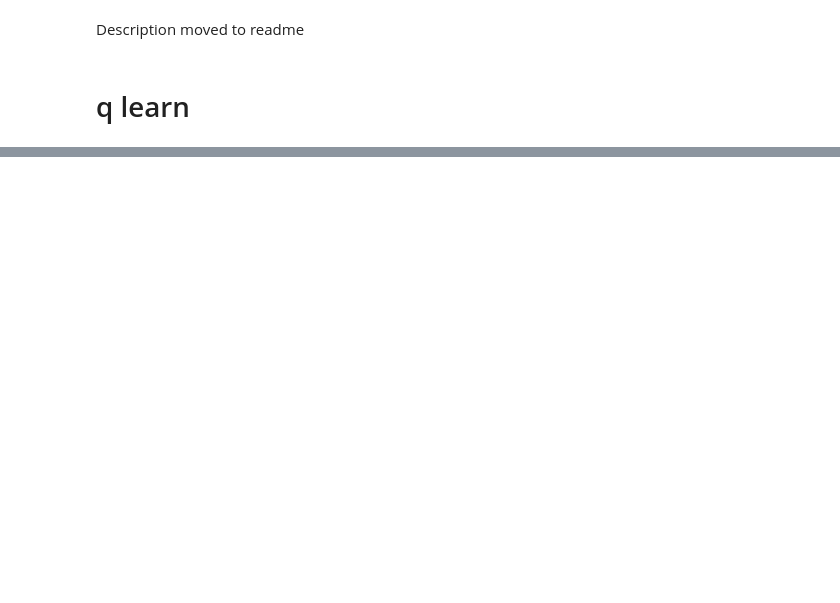
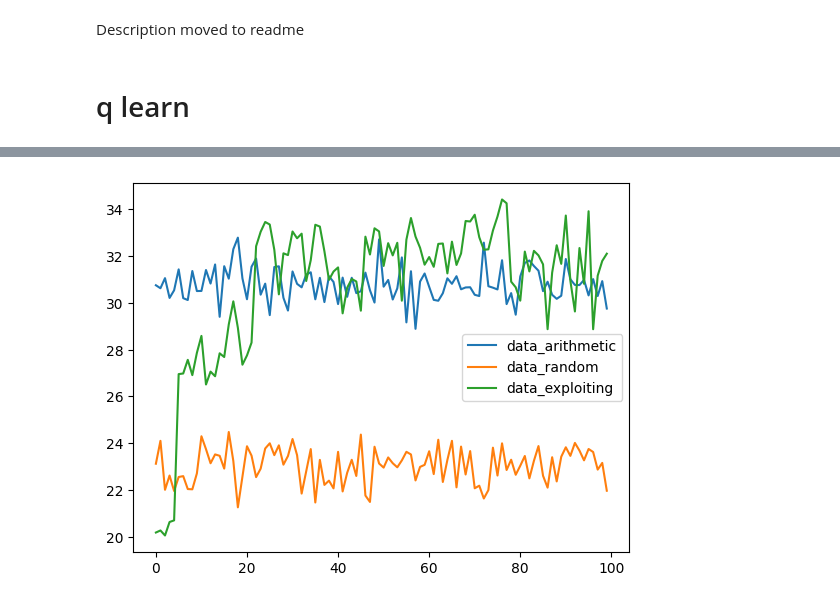
Before and after one commit to Lenguist/insight-game-ai, a Jupyter notebook: simple_sim_united.ipynb, the cells around one changed output, grey strips where cells are left out. Drawn from its saved outputs; the diff is of its cells as text; code cells hidden in the pictures; blank space fills up the shorter version.

Commit message:
graphs Q-learning

```diff
--- a/simple_sim_united.ipynb
+++ b/simple_sim_united.ipynb
@@ -25,7 +25,7 @@ class Episode(object):
       print(f"Seller made offer of {offer}. The buyer decided to {decision}")
     return decision
 
-  def run_episode(self, episode_num):
+  def run_episode(self):
     decision = ""
     while decision != "walk away" and decision != "accept offer":
       decision = self.negotiation_round()
@@ -43,7 +43,7 @@ class Episode(object):
         print(f"Buyer's max_price was {self.buyer.maxprice}")
       profit = 0
     # reset seller state
-    self.seller.reset_state(episode_num)
+    self.seller.reset_state()
     return profit
 # %%
 "Seller classes"
@@ -118,13 +136,11 @@ class QLearningSeller(Seller):
 # imp_incr constant, max_price random
 def basic_simulation(value, range_min, range_max, imp_incr, rounds, seller, verbose=False):
   total_profit = 0
-  profit_tracker = []
-  round_cnt = 0
   for i in range(rounds):
     maxprice = int(random.uniform(range_min, range_max+1))
     buyer = Buyer(maxprice, 0, imp_incr)
     episode = Episode(buyer, seller, verbose=False)
-    profit = episode.run_episode(i)
+    profit = episode.run_episode()
     total_profit += profit
   average_return = total_profit/rounds
 
@@ -201,0 +148,79 @@ print(non_zero_df)
+# %%
+from buyer import Buyer
+# params that are needed to initialize seller
+value = 10
+range_min = 11
+range_max = 100
+rounds = 1000
+
+init_offer=range_max
+
+sellerQ = QLearningSeller(value=value, init_offer=init_offer)
+sellerAri = DescentArithmeticSeller(value=value, init_offer=range_max,init_descent=(range_max-range_min)/3)
+sellerRandom = RandomSeller(value=value,init_offer=init_offer)
+
+rewards_learning = []
+rewards_exploiting = []
+for i in range(100):
+    result = basic_simulation(value,
+                            range_min,
+                            range_max,
+                            imp_incr=  0.01,
+                            rounds = rounds,
+                            seller=sellerQ,
+                            verbose=False)
+    rewards_learning.append(result)
+
+sellerQ.set_exploiting()
+for i in range(100):
+    result = basic_simulation(value,
+                            range_min,
+                            range_max,
+                            imp_incr=  0.01,
+                            rounds = rounds,
+                            seller=sellerQ,
+                            verbose=False)
+    rewards_exploiting.append(result)
+
+
+rewards_descent_arithmetic = []
+for i in range(100):
+    result = basic_simulation(value,
+                            range_min,
+                            range_max,
+                            imp_incr=  0.01,
+                            rounds = rounds,
+                            seller=sellerAri,
+                            verbose=False)
+    rewards_descent_arithmetic.append(result)
+
+rewards_random = []
+for i in range(100):
+    result = basic_simulation(value,
+                            range_min,
+                            range_max,
+                            imp_incr=  0.01,
+                            rounds = rounds,
+                            seller=sellerRandom,
+                            verbose=False)
+    rewards_random.append(result)
+
+import matplotlib.pyplot as plt
+
+# your data
+data_arithmetic = rewards_descent_arithmetic
+data_exploiting = rewards_learning
+data_random = rewards_random
+
+# create a figure and axis
+fig, ax = plt.subplots()
+
+# plot the data
+ax.plot(data_arithmetic, label = 'data_arithmetic')
+ax.plot(data_random, label = 'data_random')
+ax.plot(data_exploiting, label = 'data_exploiting')
+ax.legend()
+# show the plot
+plt.show()
+# %% [output]
+[figure, added]
```
Also changed, not shown: parts of 3 cells of this notebook.
